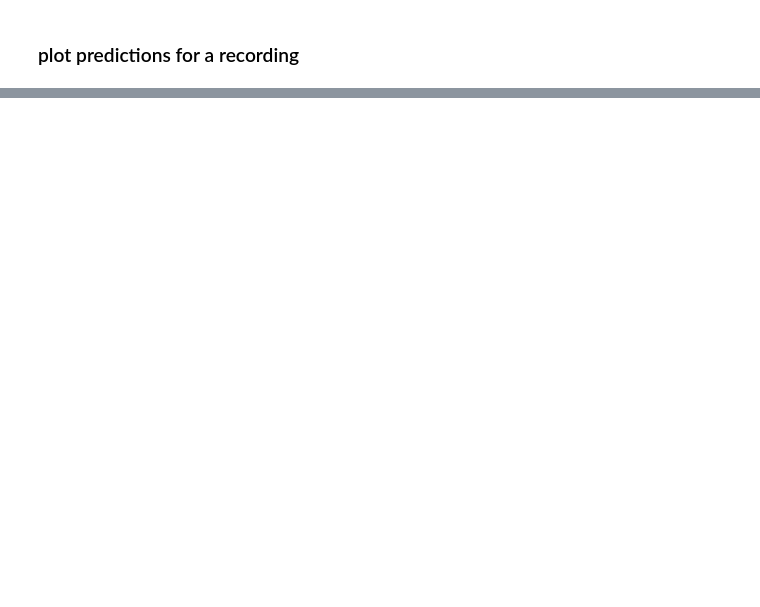
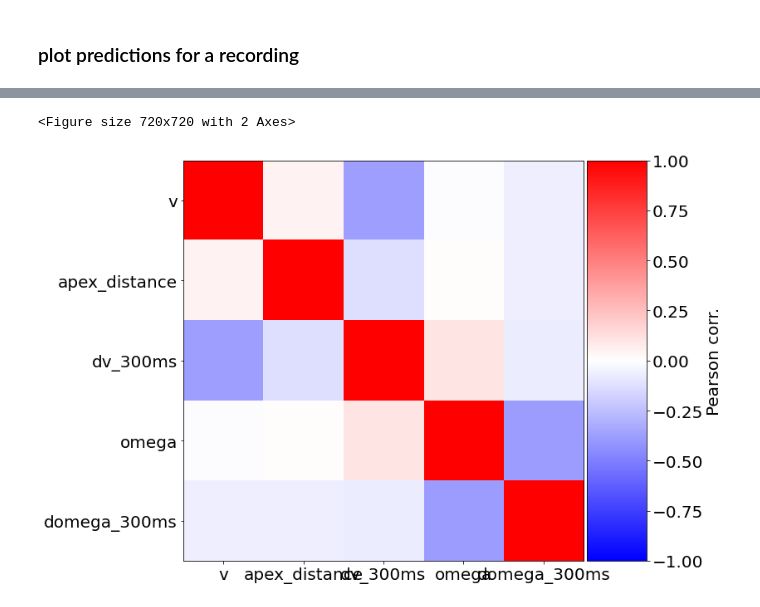
Before and after one commit to BrancoLab/LocomotionControl, a Jupyter notebook: thesis/Chpt4/F7.ipynb, the cells around one changed output, grey strips where cells are left out. Saved outputs shown, nothing was run; the diff lists cells and outputs as text; code cells hidden in the pictures; blank space fills up the shorter version.

```diff
--- a/thesis/Chpt4/F7.ipynb
+++ b/thesis/Chpt4/F7.ipynb
@@ -412,0 +380,33 @@ findfont: Font family ['normal'] not found. Falling back to DejaVu Sans.
+# %%
+from mpl_toolkits.axes_grid1 import make_axes_locatable
+
+def add_colorbar(ax, im, cbar_label):
+    divider = make_axes_locatable(ax)
+    cax = divider.append_axes("right", size="15%", pad=0.05)
+    cbar = plt.colorbar(im, cax=cax, orientation='vertical')
+    cbar.set_label(cbar_label)
+    return cbar
+# %%
+corr = np.zeros((len(variables), len(variables)))
+
+for i, var in enumerate(variables):
+    for j, var2 in enumerate(variables):
+        if i > j:
+            continue
+
+        pearsonr = np.corrcoef(tracking[var], tracking[var2])[0, 1]
+        corr[i, j] = pearsonr
+        corr[j, i] = pearsonr
+
+
+# plot the correlation matrix with the variables as ticks
+f, ax = plt.subplots(figsize=(10, 10))
+im = ax.imshow(corr, cmap="bwr", vmin=-1, vmax=1)
+
+add_colorbar(ax, im, "Pearson corr.")
+
+_ = ax.set(xticks=np.arange(len(variables)), yticks=np.arange(len(variables)), xticklabels=variables, yticklabels=variables)
+f.savefig(f"D:\\Dropbox (UCL)\\Rotation_vte\\Writings\\THESIS\\Chpt4\\Plots\\population_decoding_{TARGET}_behav_vars_corr_heatmap.svg")
+# %% [output]
+<Figure size 720x720 with 2 Axes>
+[figure, added]
```
Also changed, not shown: parts of 18 cells of this notebook, 10 other files.
